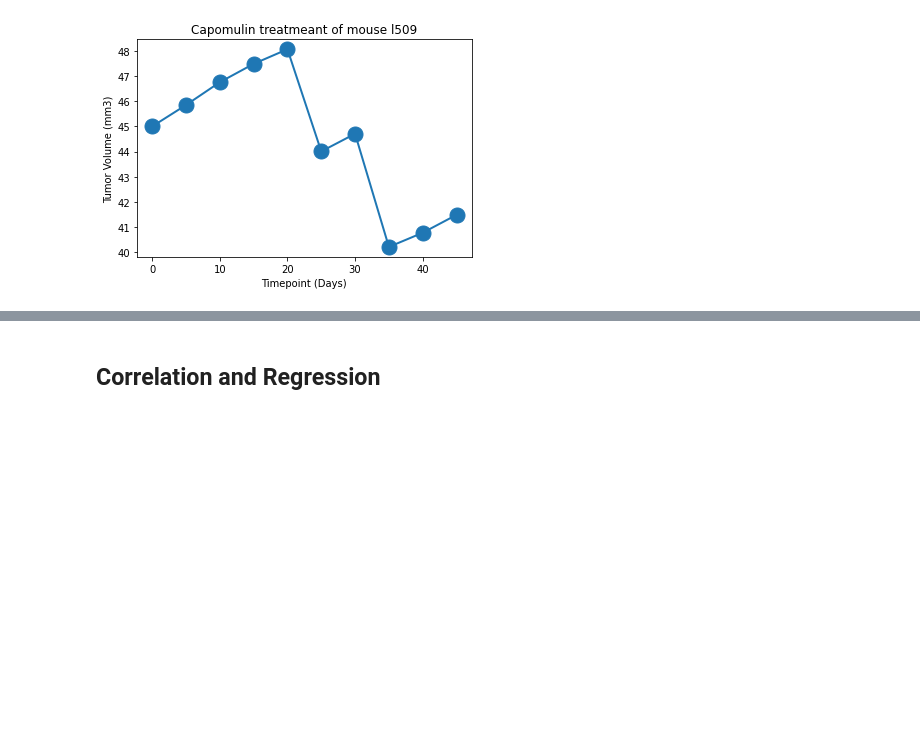
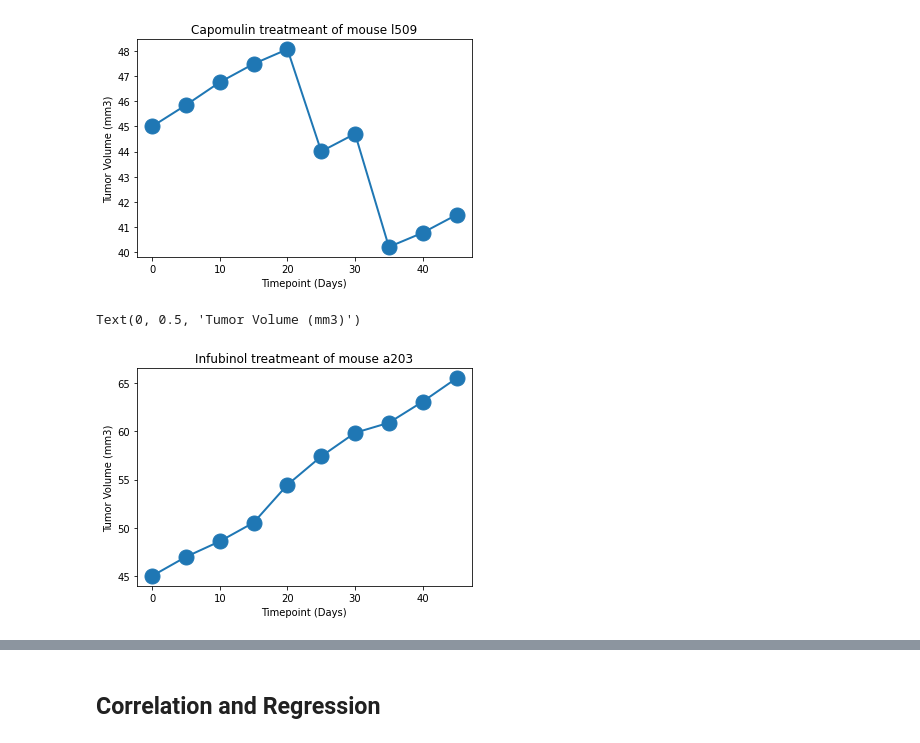
Before and after one commit to Eabuel15/matplotlib-challenge, a Jupyter notebook: Pymaceuticals/pymaceuticals_starter.ipynb, the cells around one changed output, grey strips where cells are left out. Cells and saved outputs as stored; diff of their text form; code cells hidden in the pictures; blank space fills up the shorter version.

```diff
--- a/Pymaceuticals/pymaceuticals_starter.ipynb
+++ b/Pymaceuticals/pymaceuticals_starter.ipynb
@@ -360,6 +369,21 @@ plt.ylabel('Tumor Volume (mm3)')
 # %% [output]
 Text(0, 0.5, 'Tumor Volume (mm3)')
 [figure]
+# %%
+# Generate a line plot of tumor volume vs. time point for a mouse treated with Infubinol
+line_df = Infubinol_df.loc[Infubinol_df["Mouse ID"] == "a251",:]
+line_df.head()
+x_axis = line_df["Timepoint"]
+tumsiz = line_df["Tumor Volume (mm3)"]
+
+fig1, ax1 = plt.subplots()
+plt.title('Infubinol treatmeant of mouse a203')
+plt.plot(x_axis, tumsiz,linewidth=2, markersize=15,marker="o", label="Fahreneit")
+plt.xlabel('Timepoint (Days)')
+plt.ylabel('Tumor Volume (mm3)')
+# %% [output]
+Text(0, 0.5, 'Tumor Volume (mm3)')
+[figure, added]
 # %%
 # Generate a scatter plot of average tumor volume vs. mouse weight for the Capomulin regimen
 fig1, ax1 = plt.subplots()
```
Also changed, not shown: parts of 3 cells of this notebook.
